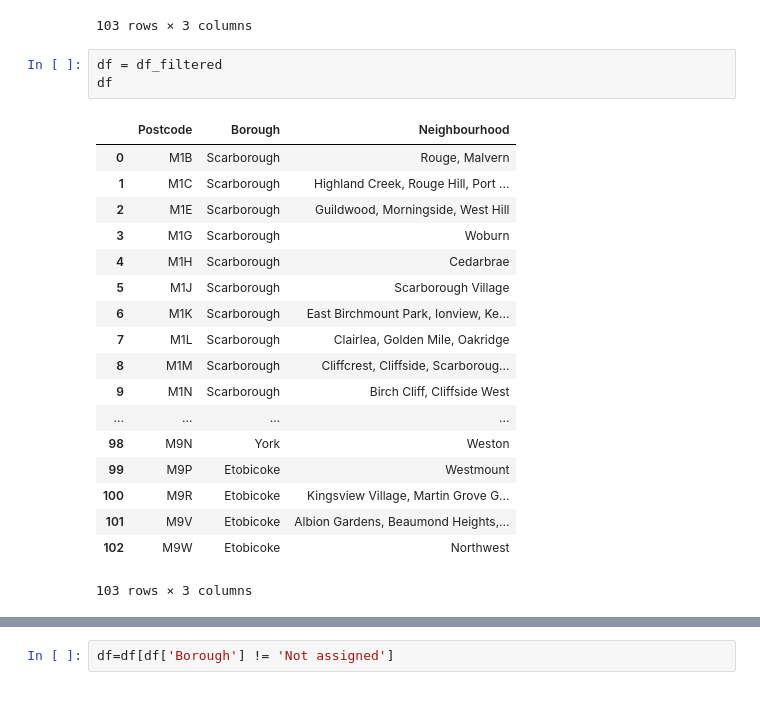
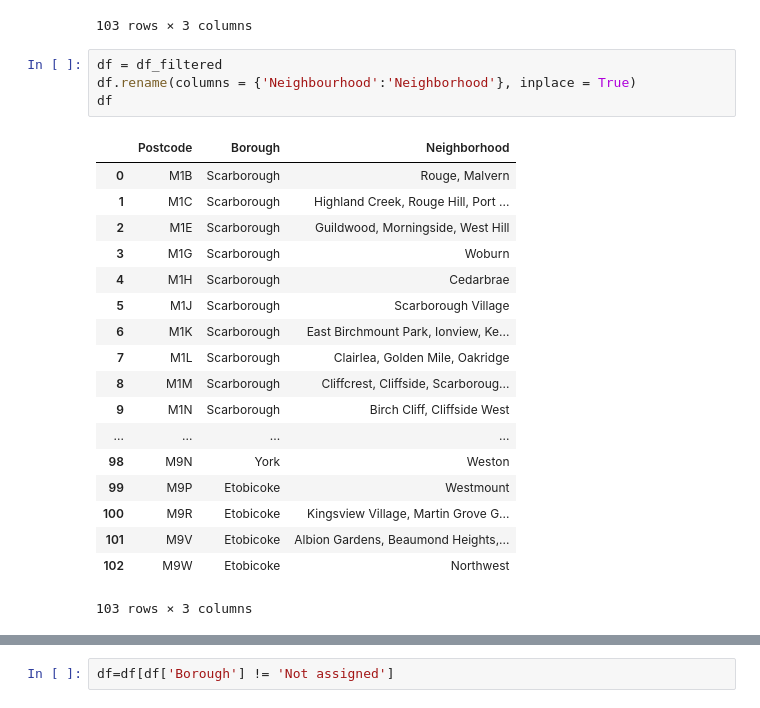
Before and after one commit to PrakharPro/Coursera_Capstone, a Jupyter notebook: capstone project.ipynb, the cells around one changed output, grey strips where cells are left out. Drawn from its saved outputs; the diff is of its cells as text.

```diff
--- a/capstone project.ipynb
+++ b/capstone project.ipynb
@@ -97,9 +133,10 @@ df_filtered
 103 rows × 3 columns
 # %%
 df = df_filtered
+df.rename(columns = {'Neighbourhood':'Neighborhood'}, inplace = True)
 df
 # %% [output]
-|  | Postcode | Borough | Neighbourhood |
+|  | Postcode | Borough | Neighborhood |
 | 0 | M1B | Scarborough | Rouge, Malvern |
 | 1 | M1C | Scarborough | Highland Creek, Rouge Hill, Port ... |
 | 2 | M1E | Scarborough | Guildwood, Morningside, West Hill |
```
Also changed, not shown: parts of 58 cells of this notebook.
